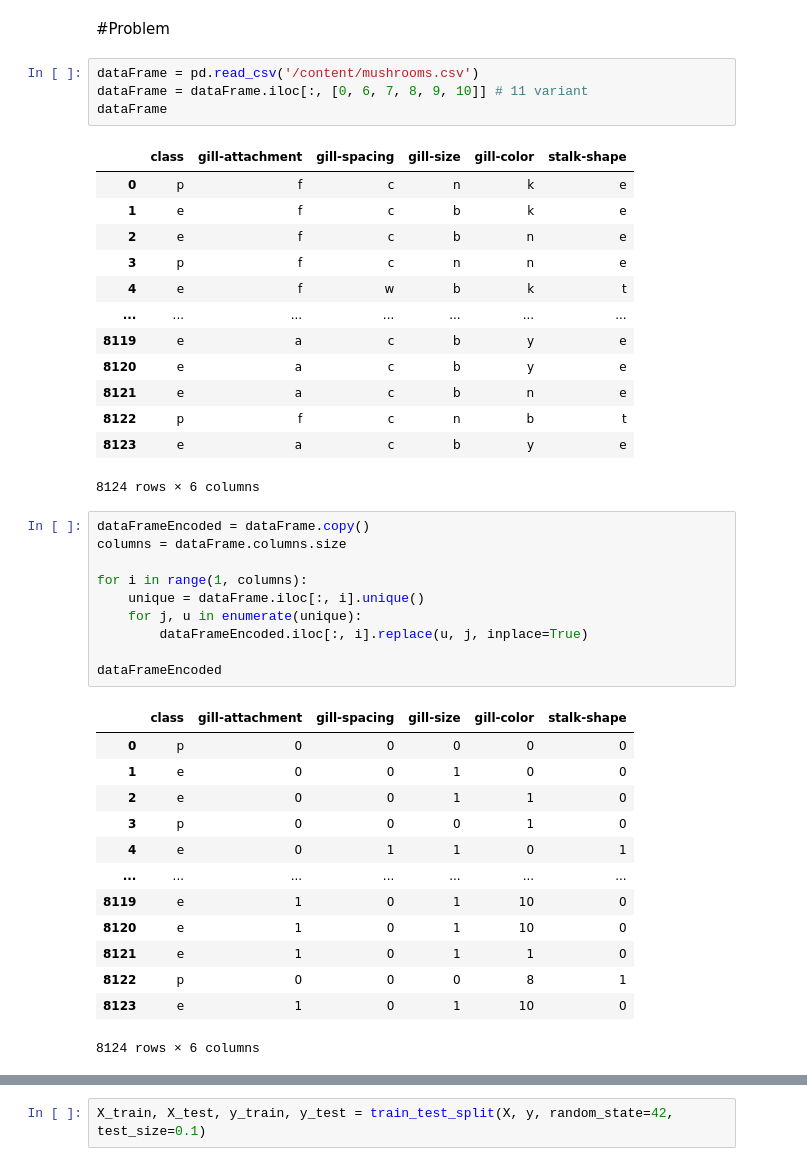
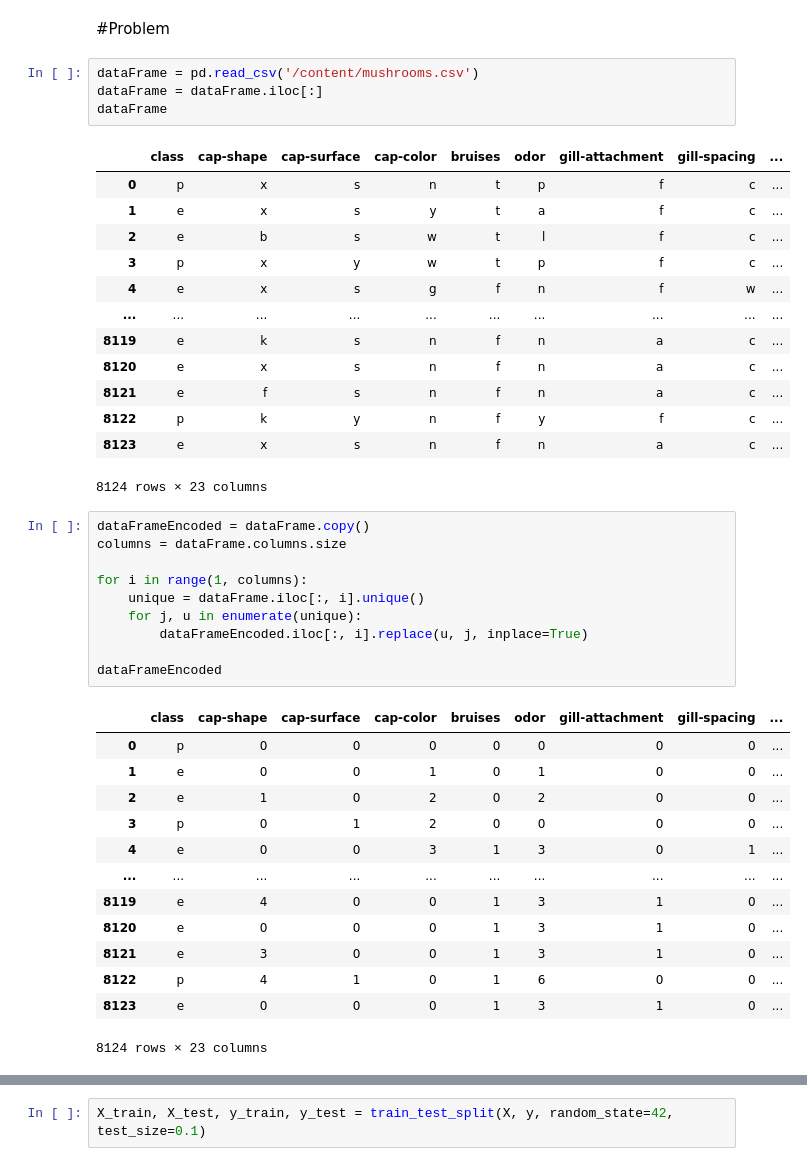
Before and after one commit to goglom/MMAD, a Jupyter notebook: problem_2.ipynb, the cells around one changed output, grey strips where cells are left out. Drawn from its saved outputs; the diff is of its cells as text.

```diff
--- a/problem_2.ipynb
+++ b/problem_2.ipynb
@@ -43,22 +43,22 @@ def plot_feature_set(X, y, names):
 #Problem
 # %%
 dataFrame = pd.read_csv('/content/mushrooms.csv')
-dataFrame = dataFrame.iloc[:, [0, 6, 7, 8, 9, 10]] # 11 variant
+dataFrame = dataFrame.iloc[:]
 dataFrame
 # %% [output]
-|  | class | gill-attachment | gill-spacing | gill-size | gill-color | stalk-shape |
-| 0 | p | f | c | n | k | e |
-| 1 | e | f | c | b | k | e |
-| 2 | e | f | c | b | n | e |
-| 3 | p | f | c | n | n | e |
-| 4 | e | f | w | b | k | t |
-| ... | ... | ... | ... | ... | ... | ... |
-| 8119 | e | a | c | b | y | e |
-| 8120 | e | a | c | b | y | e |
-| 8121 | e | a | c | b | n | e |
-| 8122 | p | f | c | n | b | t |
-| 8123 | e | a | c | b | y | e |
+|  | class | cap-shape | cap-surface | cap-color | bruises | odor | gill-attachment | gill-spacing | ... |
+| 0 | p | x | s | n | t | p | f | c | ... |
+| 1 | e | x | s | y | t | a | f | c | ... |
+| 2 | e | b | s | w | t | l | f | c | ... |
+| 3 | p | x | y | w | t | p | f | c | ... |
+| 4 | e | x | s | g | f | n | f | w | ... |
+| ... | ... | ... | ... | ... | ... | ... | ... | ... | ... |
+| 8119 | e | k | s | n | f | n | a | c | ... |
+| 8120 | e | x | s | n | f | n | a | c | ... |
+| 8121 | e | f | s | n | f | n | a | c | ... |
+| 8122 | p | k | y | n | f | y | f | c | ... |
+| 8123 | e | x | s | n | f | n | a | c | ... |
-8124 rows × 6 columns
+8124 rows × 23 columns
 # %%
 dataFrameEncoded = dataFrame.copy()
 columns = dataFrame.columns.size
@@ -70,19 +70,19 @@ for i in range(1, columns):
 
 dataFrameEncoded
 # %% [output]
-|  | class | gill-attachment | gill-spacing | gill-size | gill-color | stalk-shape |
-| 0 | p | 0 | 0 | 0 | 0 | 0 |
-| 1 | e | 0 | 0 | 1 | 0 | 0 |
-| 2 | e | 0 | 0 | 1 | 1 | 0 |
-| 3 | p | 0 | 0 | 0 | 1 | 0 |
-| 4 | e | 0 | 1 | 1 | 0 | 1 |
-| ... | ... | ... | ... | ... | ... | ... |
-| 8119 | e | 1 | 0 | 1 | 10 | 0 |
-| 8120 | e | 1 | 0 | 1 | 10 | 0 |
-| 8121 | e | 1 | 0 | 1 | 1 | 0 |
-| 8122 | p | 0 | 0 | 0 | 8 | 1 |
-| 8123 | e | 1 | 0 | 1 | 10 | 0 |
+|  | class | cap-shape | cap-surface | cap-color | bruises | odor | gill-attachment | gill-spacing | ... |
+| 0 | p | 0 | 0 | 0 | 0 | 0 | 0 | 0 | ... |
+| 1 | e | 0 | 0 | 1 | 0 | 1 | 0 | 0 | ... |
+| 2 | e | 1 | 0 | 2 | 0 | 2 | 0 | 0 | ... |
+| 3 | p | 0 | 1 | 2 | 0 | 0 | 0 | 0 | ... |
+| 4 | e | 0 | 0 | 3 | 1 | 3 | 0 | 1 | ... |
+| ... | ... | ... | ... | ... | ... | ... | ... | ... | ... |
+| 8119 | e | 4 | 0 | 0 | 1 | 3 | 1 | 0 | ... |
+| 8120 | e | 0 | 0 | 0 | 1 | 3 | 1 | 0 | ... |
+| 8121 | e | 3 | 0 | 0 | 1 | 3 | 1 | 0 | ... |
+| 8122 | p | 4 | 1 | 0 | 1 | 6 | 0 | 0 | ... |
+| 8123 | e | 0 | 0 | 0 | 1 | 3 | 1 | 0 | ... |
-8124 rows × 6 columns
+8124 rows × 23 columns
 # %%
 X = dataFrameEncoded.drop('class', axis=1).to_numpy()
 y = dataFrameEncoded['class'].to_numpy()
```
Also changed, not shown: parts of 9 cells of this notebook.
